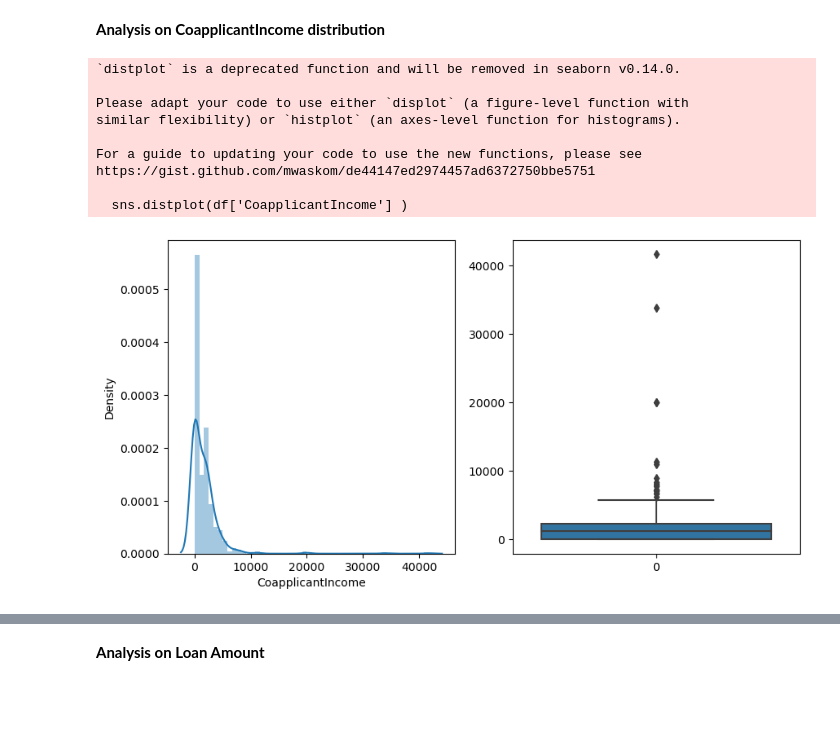
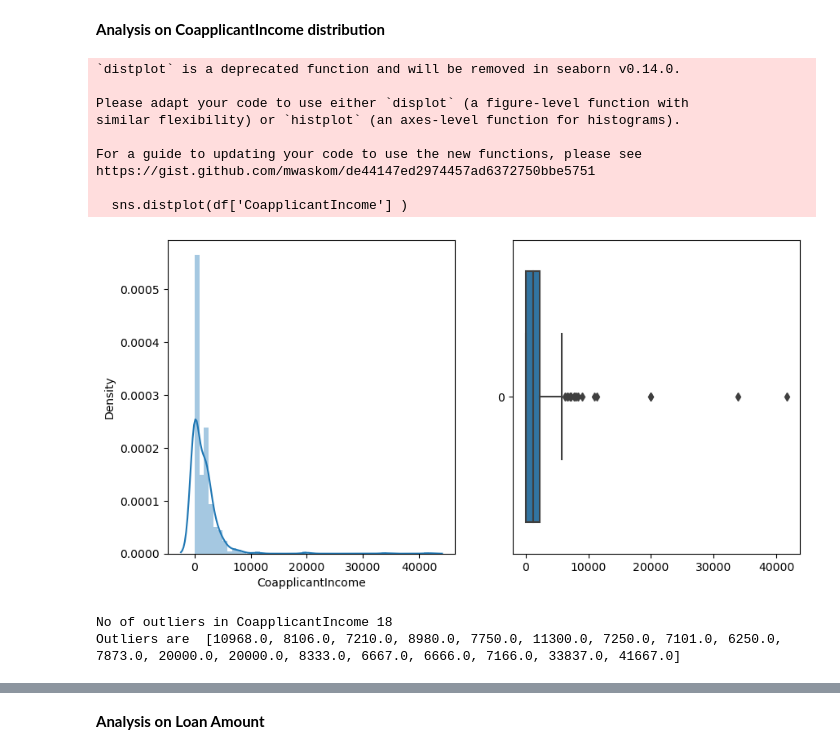
Before and after one commit to pankaj7322/Loan-Prediction, a Jupyter notebook: loan_prediction.ipynb, the cells around one changed output, grey strips where cells are left out. Drawn from its saved outputs; the diff is of its cells as text; code cells hidden in the pictures; blank space fills up the shorter version.

```diff
--- a/loan_prediction.ipynb
+++ b/loan_prediction.ipynb
@@ -287,18 +328,36 @@ https://gist.github.com/mwaskom/de44147ed2974457ad6372750bbe5751
 # %%
 plt.figure(figsize=(10, 5))
 plt.subplot(1,2,1)
 sns.distplot(df['CoapplicantIncome'] )
 plt.subplot(1,2,2)
-sns.boxplot(df['CoapplicantIncome'])
+sns.boxplot(df['CoapplicantIncome'], orient='h')
 plt.show()
 # %% [output]
 `distplot` is a deprecated function and will be removed in seaborn v0.14.0.
 
 Please adapt your code to use either `displot` (a figure-level function with
 similar flexibility) or `histplot` (an axes-level function for histograms).
 
 For a guide to updating your code to use the new functions, please see
 https://gist.github.com/mwaskom/de44147ed2974457ad6372750bbe5751
 
   sns.distplot(df['CoapplicantIncome'] )
-[figure, old version]
+[figure, new version]
+# %%
+# find the outliers
+def outliers(data):
+    global lower_bound_co, upper_bound_co
+    q1 = np.percentile(data, 25)
+    q3 = np.percentile(data, 75)
+    iqr = q3 - q1
+    lower_bound_co = q1 - 1.5 * iqr
+    upper_bound_co = q3 + 1.5 * iqr
+    outliers = [x for x in data if x < lower_bound_co or x > upper_bound_co]
+    return outliers
+data = df['CoapplicantIncome']
+outliers = outliers(data)
+print("No of outliers in CoapplicantIncome", len(outliers))
+print("Outliers are ", outliers)
+# %% [output]
+No of outliers in CoapplicantIncome 18
+Outliers are  [10968.0, 8106.0, 7210.0, 8980.0, 7750.0, 11300.0, 7250.0, 7101.0, 6250.0, 7873.0, 20000.0, 20000.0, 8333.0, 6667.0, 6666.0, 7166.0, 33837.0, 41667.0]
```
Also changed, not shown: parts of 43 cells of this notebook.
